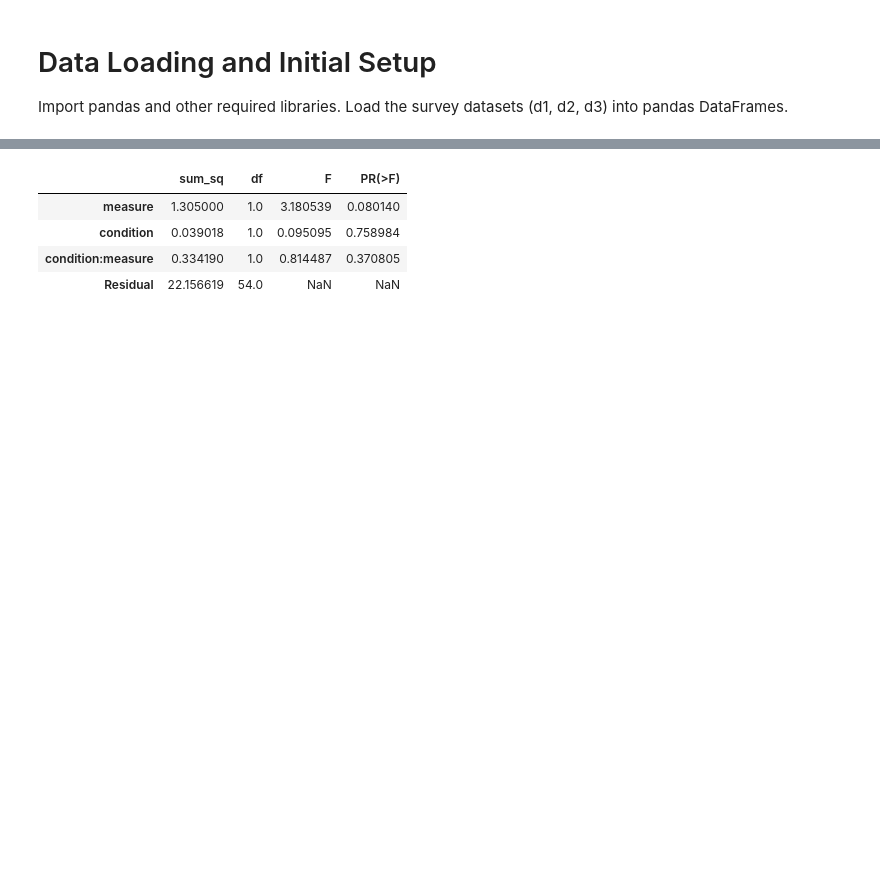
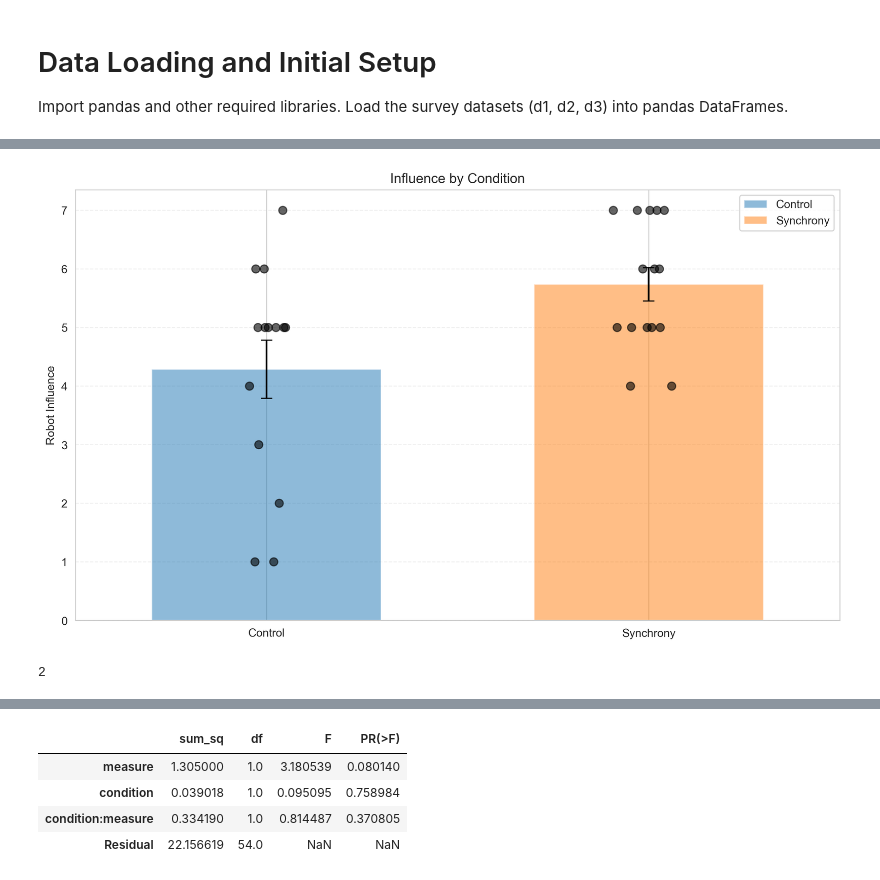
Before and after one commit to MarjiMi/robot_synchrony, a Jupyter notebook: analysis.ipynb, the cells around one changed output, grey strips where cells are left out. Drawn from its saved outputs; the diff is of its cells as text; code cells hidden in the pictures; blank space fills up the shorter version.

```diff
--- a/analysis.ipynb
+++ b/analysis.ipynb
@@ -48,0 +214,72 @@ d1_long = d1.melt(id_vars=['condition', 'sub_id'],
+# %%
+import numpy as np
+import matplotlib.pyplot as plt
+
+# Set up figure with high-quality SVG output settings for Illustrator editability
+plt.rcParams['svg.fonttype'] = 'none'  # Keeps text as text elements in SVG
+plt.rcParams['font.family'] = 'sans-serif'
+plt.rcParams['font.sans-serif'] = ['Arial']
+plt.rcParams['pdf.fonttype'] = 42  # Ensures fonts are embedded properly
+
+plt.figure(figsize=(10, 6), dpi=300)
+
+# Create a mapping dictionary for condition names
+condition_names = {0: 'Control', 1: 'Synchrony'}
+
+# Plot bars
+unique_conditions = dc['condition'].unique()
+for i, condition in enumerate(unique_conditions):
+    # Get the new condition name
+    display_name = condition_names[condition] if condition in condition_names else str(condition)
+
+    plt.bar(i,
+            d3.loc[d3['condition'] == condition, 'influence'].mean(),
+            yerr=d3.loc[d3['condition'] == condition, 'influence'].std() / d3['condition'].value_counts()[condition]**0.5,
+            capsize=5,
+            alpha=0.5,
+            width=0.6,
+            label=display_name)
+
+    # Add jittered data points
+    points = d3.loc[d3['condition'] == condition, 'influence']
+    jitter = np.random.normal(0, 0.05, size=len(points))
+    plt.scatter(jitter + i,
+                points,
+                color='black',
+                alpha=0.6,
+                s=50)
+
+# Get renamed condition labels for x-axis
+x_labels = [condition_names[cond] if cond in condition_names else str(cond) for cond in unique_conditions]
+
+plt.xticks(range(len(unique_conditions)), x_labels)
+# plt.ylim(3, 5.5)
+plt.ylabel('Robot Influence')
+plt.title('Influence by Condition')
+
+# Add some padding to x-axis
+plt.xlim(-0.5, len(unique_conditions) - 0.5)
+
+# Add grid for better readability
+plt.grid(axis='y', linestyle='--', alpha=0.3)
+
+# Add legend if needed
+plt.legend()
+
+# Ensure tight layout
+plt.tight_layout()
+
+# Save as SVG file
+plt.savefig('robot_infleunce_by_condition.svg', format='svg', bbox_inches='tight')
+
+plt.show()
+# %% [output]
+[figure, added]
+# %%
+for i, df in enumerate([d1, d2, d3, d4, dc]):
+    if 'robot_inflence' in df:
+        print(i)
+    if 'outcome_robot' in df:
+        print(i)
+# %% [output]
+2
```
Also changed, not shown: parts of 9 cells of this notebook, 14 other files.
